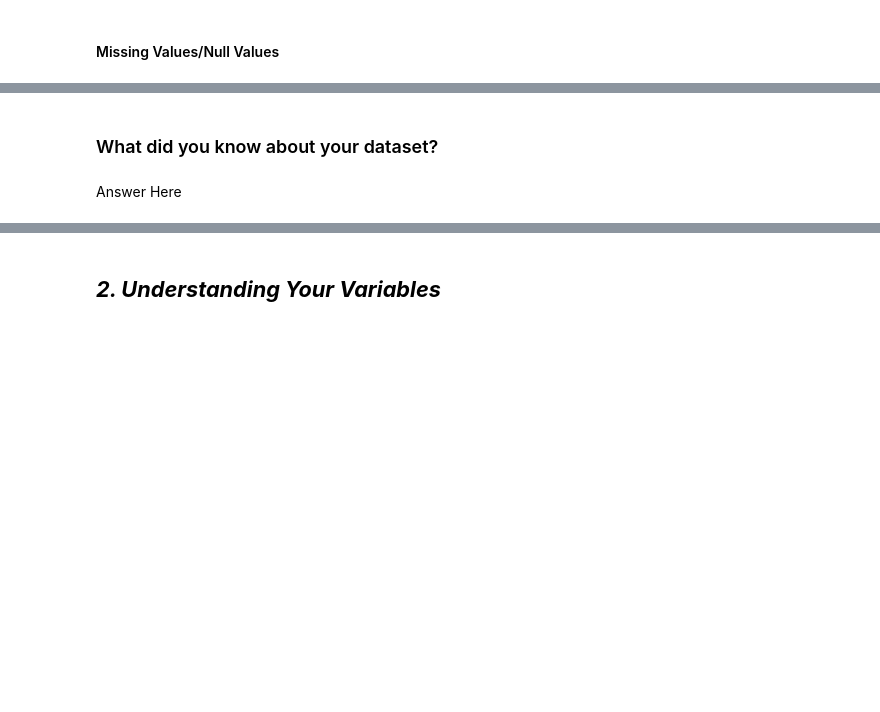
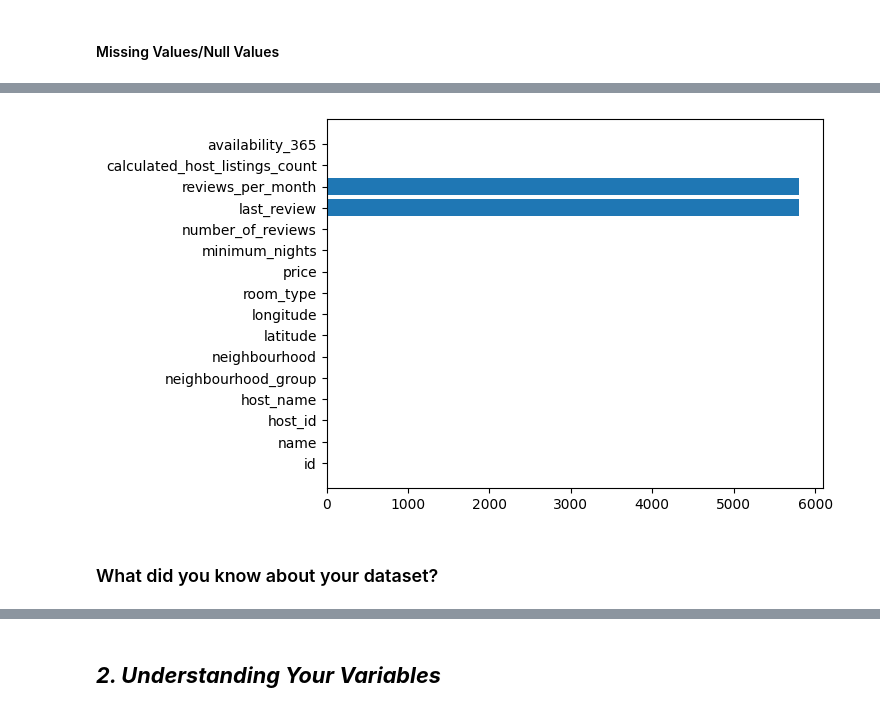
Before and after one commit to hitesh-lalwanii/Airbnb-Booking-Analysis, a Jupyter notebook: Airbnb_Booking_Analysis_By_Hitesh_Lalwani_(_Cohort_Lima).ipynb, the cells around one changed output, grey strips where cells are left out. Drawn from its saved outputs; the diff is of its cells as text; code cells hidden in the pictures; blank space fills up the shorter version.

```diff
--- a/Airbnb_Booking_Analysis_By_Hitesh_Lalwani_(_Cohort_Lima).ipynb
+++ b/Airbnb_Booking_Analysis_By_Hitesh_Lalwani_(_Cohort_Lima).ipynb
@@ -80,3 +82,6 @@ M - Multivariate Analysis
+# %%
+# Load Dataset
+data=pd.read_csv("/content/Airbnb NYC 2019.csv")
 # %% [markdown]
 ### Dataset First View
 # %%
@@ -97,3 +138,5 @@ M - Multivariate Analysis
 #### Missing Values/Null Values
 # %%
 # Missing Values/Null Values Count
+null_count=data.isnull().sum()
+print(null_count)
@@ -100,6 +161,10 @@ M - Multivariate Analysis
 # %%
 # Visualizing the missing values
+x=null_count.index
+y=null_count.values
+plt.barh(x,y)
+plt.show()
+# %% [output]
+[figure, added]
 # %% [markdown]
 ### What did you know about your dataset?
-# %% [markdown]
-Answer Here
```
Also changed, not shown: parts of 16 cells of this notebook.
